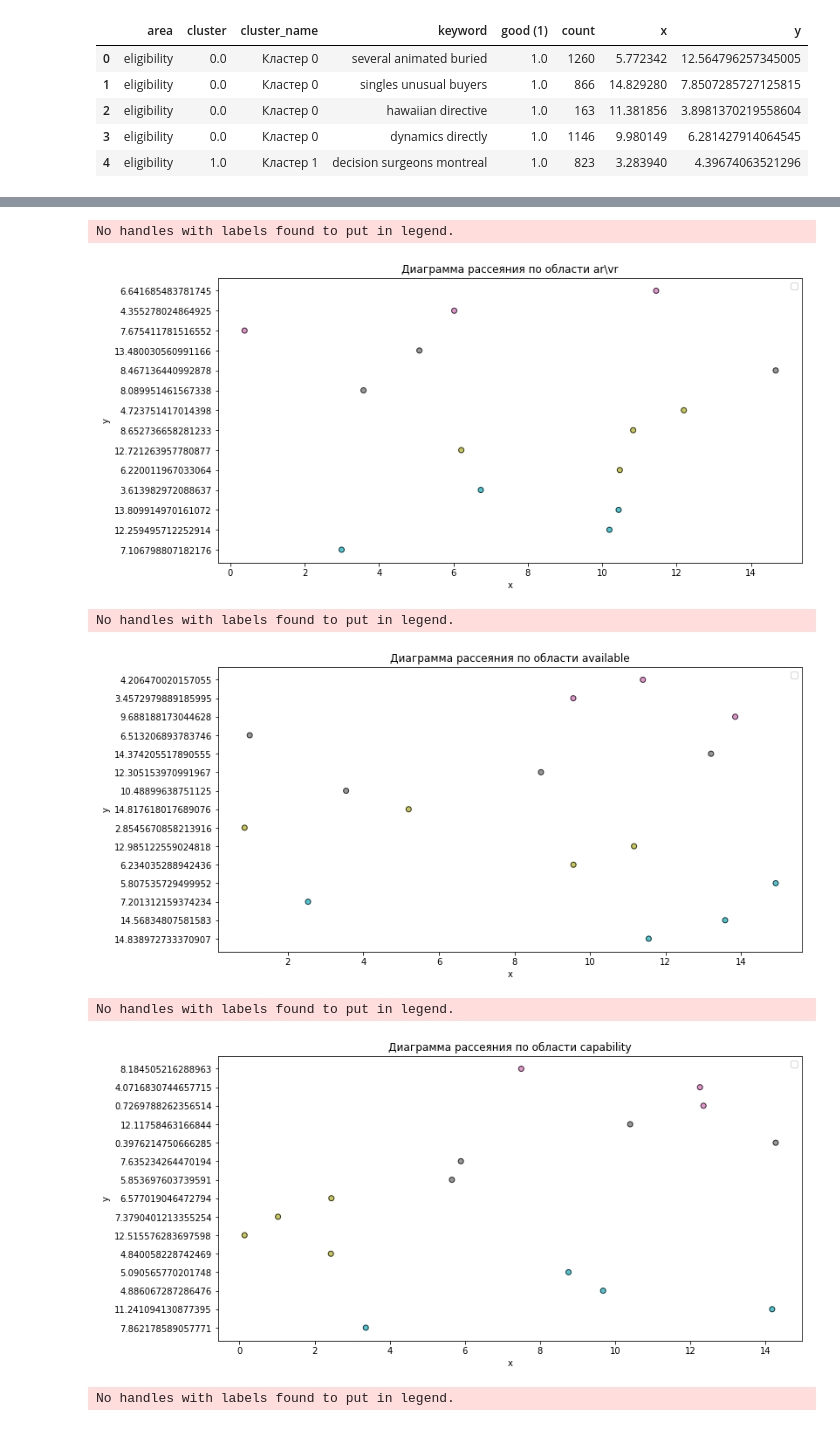
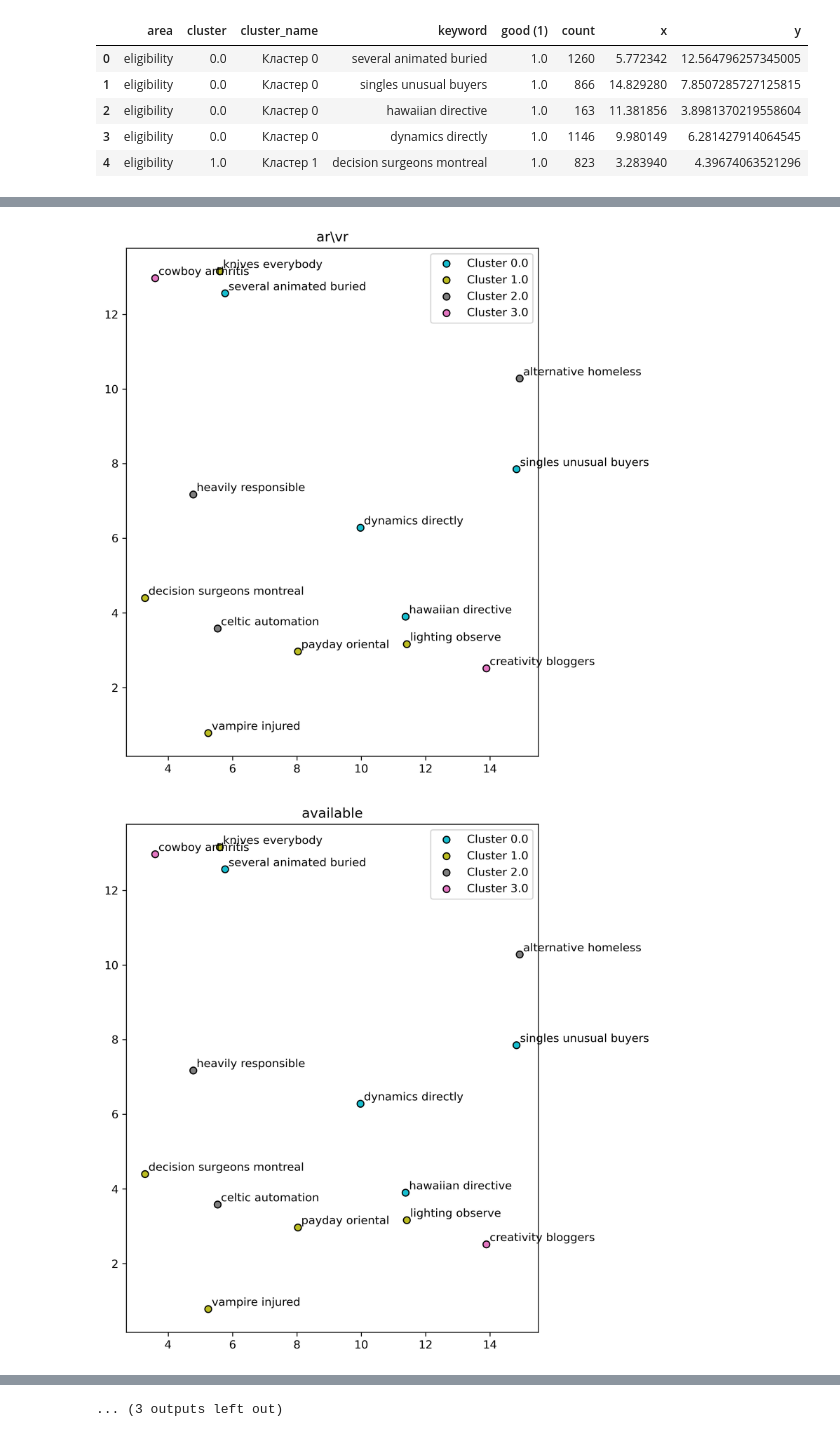
Before and after one commit to F-I-N-A/HSE_test, a Jupyter notebook: test.ipynb, the cells around one changed output, grey strips where cells are left out. Cells and saved outputs as stored; diff of their text form; code cells hidden in the pictures.

```diff
--- a/test.ipynb
+++ b/test.ipynb
@@ -71,22 +75,29 @@ writer.save()
 # %%
 # Часть 2
 
 areas = list(data.area.unique())
 
-for a in areas:
-    df = data[data['area'] == a]
-    title = 'Диаграмма рассеяния по области '+ a
+for area in areas:
+    plt.figure(dpi=300, figsize=(7, 7)) # plot resolution and scale
 
-    fig, ax = plt.subplots(figsize=(12,6))
-    plt.scatter(df['x'], df['y'], c=df['color'],
-                   marker = 'o',
-                   edgecolors = 'black',
-                   alpha = 0.8)
-    ax.set_title(title)
-    ax.set_xlabel('x')
-    ax.set_ylabel('y')
-
-    ax.legend()
-
-    plt.show()
+    for cluster in plot_data.cluster.unique():
+        plt.scatter(
+            plot_data['x'][plot_data.cluster == cluster],
+            plot_data['y'][plot_data.cluster == cluster],
+            label=f'Cluster {cluster}',
+            c=plot_data['color'][plot_data.cluster == cluster],
+            marker = 'o',
+            edgecolors = 'black'
+        ) # plot subset of data that should have the same color
+        for _, point in plot_data[plot_data.cluster == cluster].iterrows():
+            plt.annotate(
+                point['keyword'],
+                (point['x'], point['y']),
+                xytext=(3,3), textcoords='offset points'
+            ) # annotate points
+    plt.legend(loc='upper right') # locate legend
+    plt.title(area)
+    plt.tight_layout() # recalculate positions of all automatically placed elements (tick labels, axis titles, etc.)
 # %% [output]
+[figure, new version]
+[figure, new version]
@@ -93,7 +114 @@ for a in areas:
-No handles with labels found to put in legend.
+... (3 outputs left out)
-[figure, old version]
-No handles with labels found to put in legend.
-[figure, old version]
-No handles with labels found to put in legend.
-[figure, old version]
-No handles with labels found to put in legend.
```
Also changed, not shown: parts of 4 cells of this notebook.
